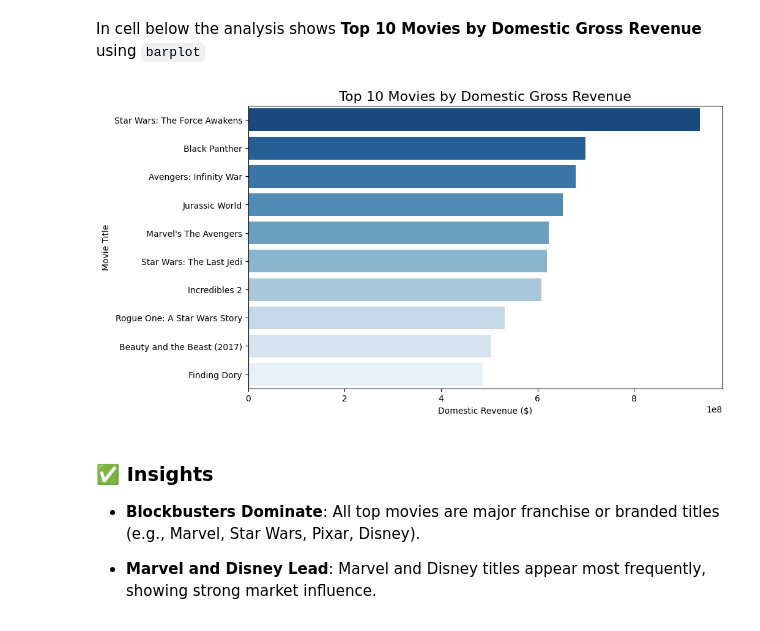
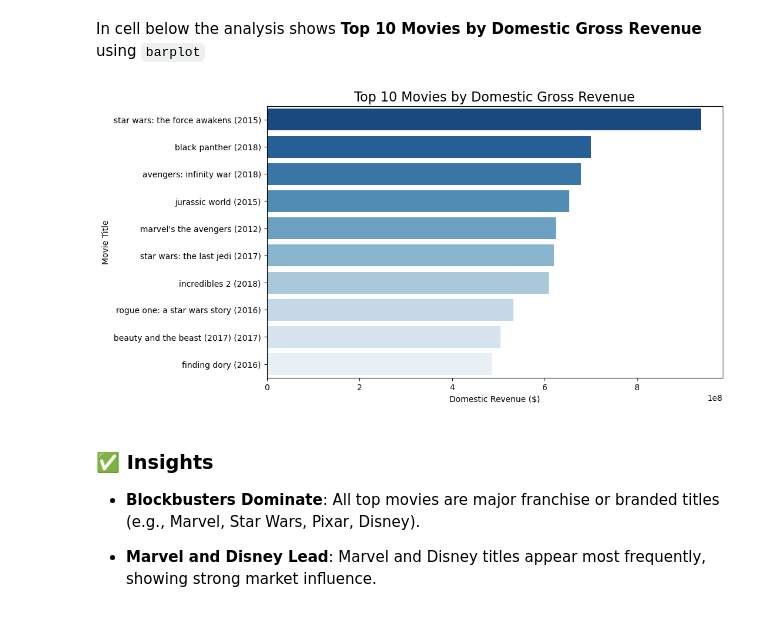
Before and after one commit to KarimzKarimz/Group4-Phase2-Project, a Jupyter notebook: index.ipynb, the cells around one changed output. Saved outputs shown, nothing was run; the diff lists cells and outputs as text; code cells hidden in the pictures.

```diff
--- a/index.ipynb
+++ b/index.ipynb
@@ -1846,7 +1852,7 @@ In cell below I load `box_office_df` and check for it shape
 # load data from bom.movie_gross.csv.gz
 # box_office_df : shows how movies were earning
 
-box_office_df= pd.read_csv('zippedData/bom.movie_gross.csv.gz')
+box_office_df= pd.read_csv('zippedData/cleaned_dataset_box_office.csv')
 box_office_df.head()
 # %% [output]
 |  | title | studio | domestic_gross | foreign_gross | year |
@@ -2004,20 +2007,19 @@ plt.show()
 # %% [markdown]
 In cell below the analysis shows **Top 10 Movies by Domestic Gross Revenue** using `barplot`
 # %%
-
 # Sort to find top 10 highest grossing films domestically
-top_domestic = box_office_copy.sort_values(by='domestic_gross', ascending=False).head(10)
+top_domestic = box_office_copy1.sort_values(by='domestic_gross', ascending=False).head(10)
 
 # Plot 1: Top 10 Domestic Grossing Movies
 fig, ax = plt.subplots(figsize=(10, 6))
-sns.barplot(data=top_domestic, x='domestic_gross', y='title', hue='title', palette='Blues_r')
+sns.barplot(data=top_domestic, x='domestic_gross', y='title', palette='Blues_r')
 ax.set_title('Top 10 Movies by Domestic Gross Revenue', fontsize=16)
 ax.set_xlabel('Domestic Revenue ($)')
 ax.set_ylabel('Movie Title')
 
 plt.show()
 # %% [output]
-[figure, old version]
+[figure, new version]
 # %% [markdown]
 ### ✅ **Insights**
 
```
Also changed, not shown: parts of 76 cells of this notebook.
